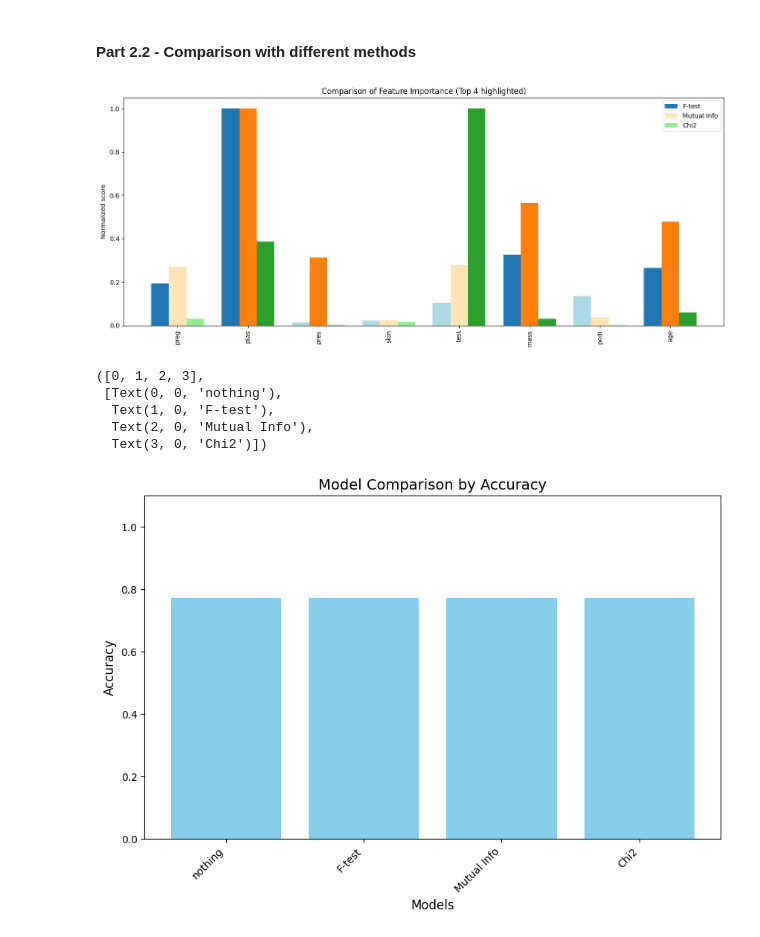
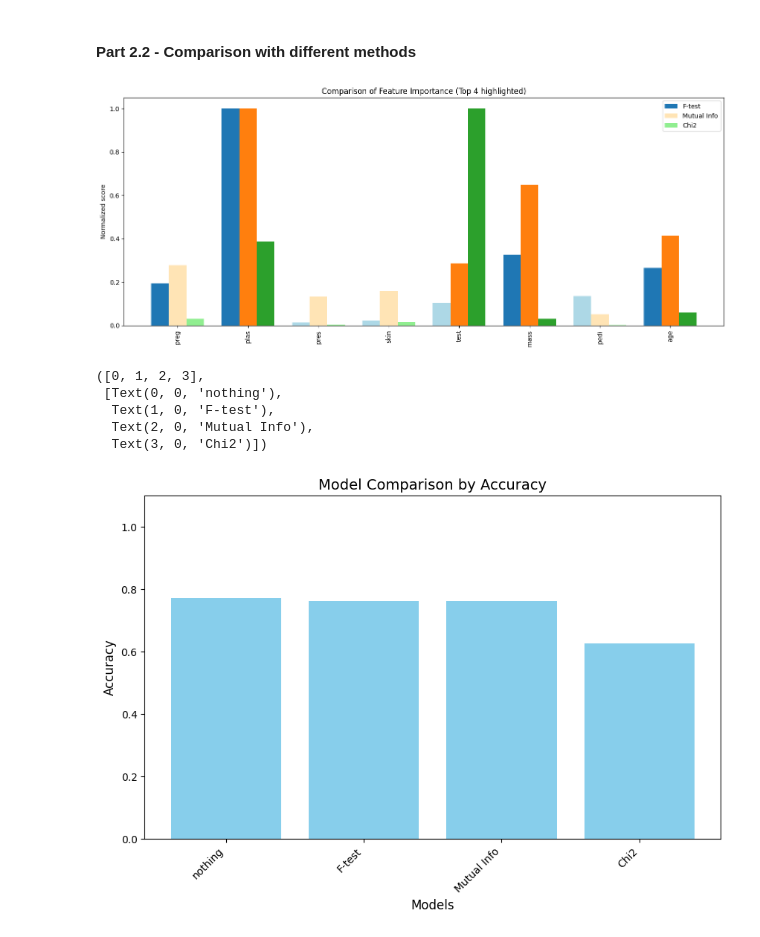
Before and after one commit to Nyaaw/PCDLabs, a Jupyter notebook: Labo5/Labo5Presentation.ipynb, the cells around one changed output. Saved outputs shown, nothing was run; the diff lists cells and outputs as text; code cells hidden in the pictures.

```diff
--- a/Labo5/Labo5Presentation.ipynb
+++ b/Labo5/Labo5Presentation.ipynb
@@ -159,7 +159,7 @@ y_pred = clf.predict(X_test)
 acc_scores["nothing"] = accuracy_score(y_test, y_pred)
 
 for name, score_func in methods.items():
-    selector = SelectKBest(score_func=score_func, k='all')
+    selector = SelectKBest(score_func=score_func, k=1)
     selector.fit(X_train, y_train)
     scores = np.nan_to_num(selector.scores_, nan=0.0)
     scores /= np.nanmax(scores)
@@ -173,34 +173,34 @@ for name, score_func in methods.items():
     clf = make_pipeline(MinMaxScaler(), LinearSVC())
     clf.fit(X_train_selected, y_train)
     y_pred = clf.predict(X_test_selected)
     acc_scores[name] = accuracy_score(y_test, y_pred)
 
 
 # Plotting
 labels = X.columns
 x = np.arange(len(labels))
 width = 0.25
 
 plt.figure(figsize=(14, 6))
 
 for idx, (method_name, scores) in enumerate(all_scores.items()):
     bright, light = colors_map[method_name]
     offset = (idx - 1) * width
 
     # Highlight top 4 features
     top_k = np.argsort(scores)[-4:]
     bar_colors = [bright if i in top_k else light for i in range(len(scores))]
 
     plt.bar(x + offset, scores, width, label=method_name, color=bar_colors)
 
 plt.xticks(x, labels, rotation=90)
 plt.ylabel("Normalized score")
 plt.title("Comparison of Feature Importance (Top 4 highlighted)")
 plt.legend()
 plt.tight_layout()
 plt.show()
 # %% [output]
-[figure, old version]
+[figure, new version]
 # %%
 
 # Assuming acc_scores looks like: {'Model1': 0.95, 'Model2': 0.88, ...}
@@ -222,4 +222,4 @@ plt.xticks(rotation=45, ha='right')  # Rotate model names if long
   Text(1, 0, 'F-test'),
   Text(2, 0, 'Mutual Info'),
   Text(3, 0, 'Chi2')])
-[figure, old version]
+[figure, new version]
```
Also changed, not shown: parts of 1 cell of this notebook, 2 other files.
